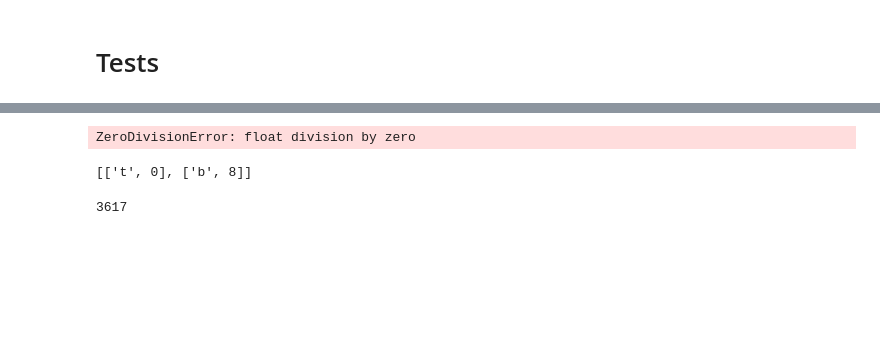
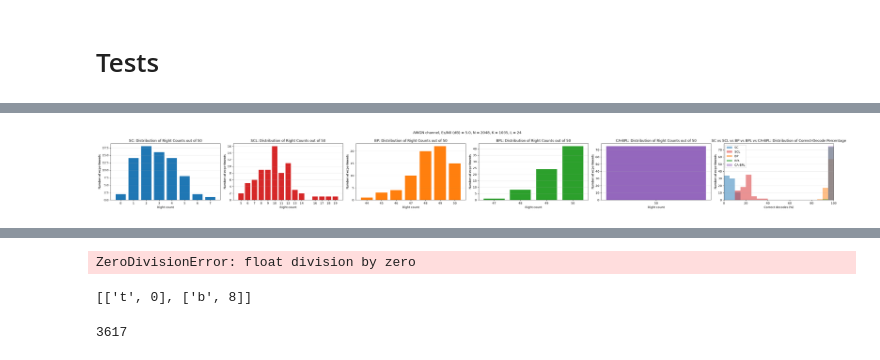
Before and after one commit to dmeloca/polar-codes, a Jupyter notebook: tests.ipynb, the cells around one changed output, grey strips where cells are left out. Saved outputs shown, nothing was run; the diff lists cells and outputs as text; code cells hidden in the pictures; blank space fills up the shorter version.

Commit message:
fix(): AWGN bug and add more experiments

```diff
--- a/tests.ipynb
+++ b/tests.ipynb
@@ -11,4 +12,8 @@ import numpy as np
 from src.channels import AWGNChannel, BECChannel
 from src.core import PolarCode, PolarEncoder, awgn_frozen_set, bec_frozen_set, sc_decode, sc_decode_llr, bp_decode, bpl_decode, scl_decode
 from src.core.crc.crc import CRC
+# %%
+Ns = [256]
+Ks = [139]
+channels: list[str] = ["BEC", "AWGN"]
 # %%
@@ -120,40 +181,58 @@ print("SCL(L=1) == SC on 20 random words (clipped LLRs): OK")
 # %%
+import os
+
 import matplotlib.pyplot as plt
 from collections import Counter
 
 colors = {"SC": "tab:blue", "SCL": "tab:red", "BP": "tab:orange", "BPL": "tab:green", "CA-BPL": "tab:purple"}
 
-#*one panel per decoder plus the shared overlay, so adding a decoder to `decoders`
-#*above widens this figure without any other edit here
-fig, axes = plt.subplots(1, len(results) + 1, figsize=(6 * (len(results) + 1), 4))
-fig.suptitle(f"{CHANNEL} channel, {config['param_name']} = {CHANNEL_PARAM}, "
-             f"N = {N}, K = {K}, L = {N_GRAPHS}")
+RESULTS_DIR = "results"
+os.makedirs(RESULTS_DIR, exist_ok=True)
 
-for ax, (name, result) in zip(axes, results.items()):
-    distribution = Counter(result["right_counts"])
-    x = sorted(distribution.keys())
-    y = [distribution[count] for count in x]
+#*one figure per swept (N, K) config in `all_runs`, so every run from the loop above
+#*gets its own saved figure instead of only the last one
+for run in all_runs:
+    #*one panel per decoder plus the shared overlay, so adding a decoder to `decoders`
+    #*above widens this figure without any other edit here
+    fig, axes = plt.subplots(1, len(run["results"]) + 1, figsize=(6 * (len(run["results"]) + 1), 4))
+    fig.suptitle(f"{run['CHANNEL']} channel, {run['config']['param_name']} = {run['config']['param']}, "
+                 f"N = {run['N']}, K = {run['K']}, L = {run['N_GRAPHS']}")
 
-    ax.bar(x, y, width=0.8, color=colors[name])
-    ax.set_xlabel("Right count")
-    ax.set_ylabel("Number of experiments")
-    ax.set_title(f"{name}: Distribution of Right Counts out of {SAMPLES}")
-    ax.set_xticks(x)
-    ax.grid(axis="y", alpha=0.3)
+    for ax, (name, result) in zip(axes, run["results"].items()):
+        distribution = Counter(result["right_counts"])
+        x = sorted(distribution.keys())
+        y = [distribution[count] for count in x]
 
-#*every decoder now sees the same SAMPLES denominator, so the percentages are directly
-#*comparable; the fixed range keeps every bin inside [0, 100] so bars are never cropped
-overlay = axes[-1]
-for name, result in results.items():
-    pct = [count / SAMPLES * 100 for count in result["right_counts"]]
-    overlay.hist(pct, bins=20, range=(0, 100), color=colors[name], alpha=0.5, label=name)
+        ax.bar(x, y, width=0.8, color=colors[name])
+        ax.set_xlabel("Right count")
+        ax.set_ylabel("Number of experiments")
+        ax.set_title(f"{name}: Distribution of Right Counts out of {run['SAMPLES']}")
+        ax.set_xticks(x)
+        ax.grid(axis="y", alpha=0.3)
 
-overlay.set_xlabel("Correct decodes (%)")
-overlay.set_ylabel("Number of experiments")
-overlay.set_title(" vs ".join(results) + ": Distribution of Correct-Decode Percentage")
-overlay.set_xlim(0, 100)
-overlay.grid(axis="y", alpha=0.3)
-overlay.legend()
+    #*every decoder now sees the same SAMPLES denominator, so the percentages are directly
+    #*comparable; the fixed range keeps every bin inside [0, 100] so bars are never cropped
+    overlay = axes[-1]
+    for name, result in run["results"].items():
+        pct = [count / run["SAMPLES"] * 100 for count in result["right_counts"]]
+        overlay.hist(pct, bins=20, range=(0, 100), color=colors[name], alpha=0.5, label=name)
 
-plt.tight_layout()
-plt.show()
+    overlay.set_xlabel("Correct decodes (%)")
+    overlay.set_ylabel("Number of experiments")
+    overlay.set_title(" vs ".join(run["results"]) + ": Distribution of Correct-Decode Percentage")
+    overlay.set_xlim(0, 100)
+    overlay.grid(axis="y", alpha=0.3)
+    overlay.legend()
+
+    plt.tight_layout()
+
+    #*reuse the run_tag from the experiment cell so this figure's filename matches
+    #*that run's saved .json/raw-data and .txt summary
+    run_tag = run["run_tag"]
+    fig.savefig(os.path.join(RESULTS_DIR, f"{run_tag}.png"), dpi=150, bbox_inches="tight")
+    with open(os.path.join(RESULTS_DIR, f"{run_tag}.txt"), "w") as f:
+        f.write("\n".join(run["summary_lines"]) + "\n")
+    print(f"Saved figure and summary to {RESULTS_DIR}/{run_tag}.(png|txt)")
+
+    plt.show()
+# %% [output]
@@ -159,0 +240 @@ plt.show()
+[figure, added]
```
Also changed, not shown: parts of 8 cells of this notebook, 2 other files.
